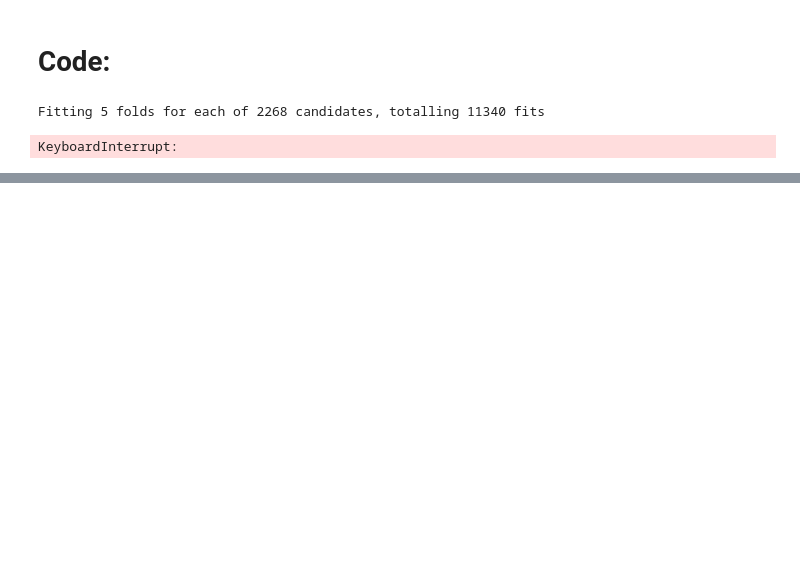
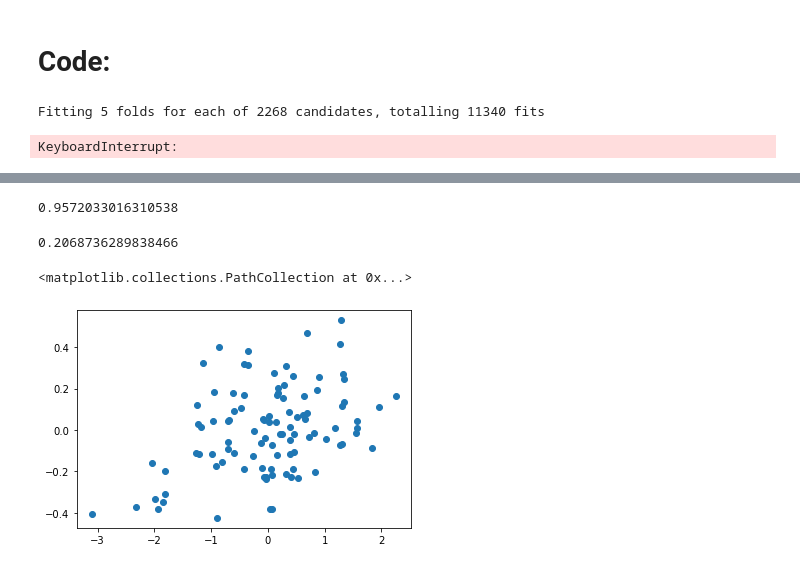
Before and after one commit to Zzanis/Case_1, a Jupyter notebook: case1_eda.ipynb, the cells around one changed output, grey strips where cells are left out. Cells and saved outputs as stored; diff of their text form; code cells hidden in the pictures; blank space fills up the shorter version.

Commit message:
started messing with elnet

```diff
--- a/case1_eda.ipynb
+++ b/case1_eda.ipynb
@@ -297,0 +300,2 @@ plt.show()
+# %%
+y_elnet = preprocessing.StandardScaler().fit_transform(np.reshape(y.values, (-1,1)))
@@ -297,0 +304,7 @@ plt.show()
+# %%
+elnet = ElasticNetCV(cv=5, random_state=0) #l1_ratio=[.01,.05,.1, .5, .7, .9, .95, .99, 1]
+elnet.fit(imputed_df, y_elnet.ravel())
+print(elnet.alpha_)
+print(elnet.intercept_)
+print(elnet.l1_ratio_)
+# print(regr.predict([[0, 0]]))
@@ -297,0 +316,18 @@ plt.show()
+# %%
+pred = elnet.predict(imputed_df)
+
+residual = y_elnet.ravel() - pred
+# %%
+elnet.score(imputed_df, y_elnet)
+# %% [output]
+0.9572033016310538
+# %%
+rmse = np.sqrt(np.mean(np.square(residual)))
+rmse
+# %% [output]
+0.2068736289838466
+# %%
+plt.scatter(y_elnet, residual)
+# %% [output]
+<matplotlib.collections.PathCollection at 0x...>
+[figure, added]
```
Also changed, not shown: parts of 9 cells of this notebook.
